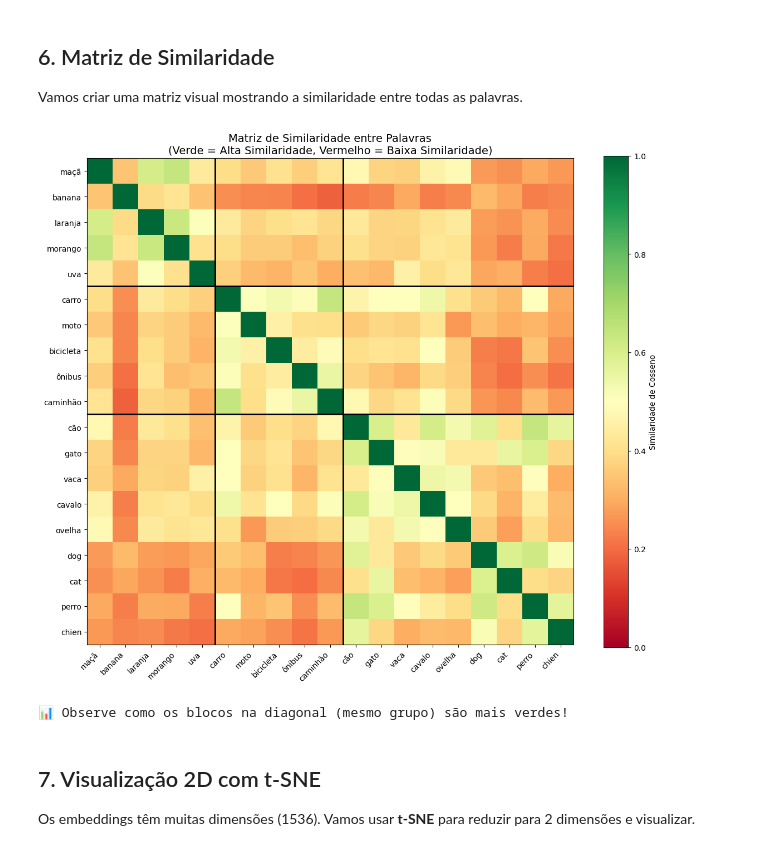
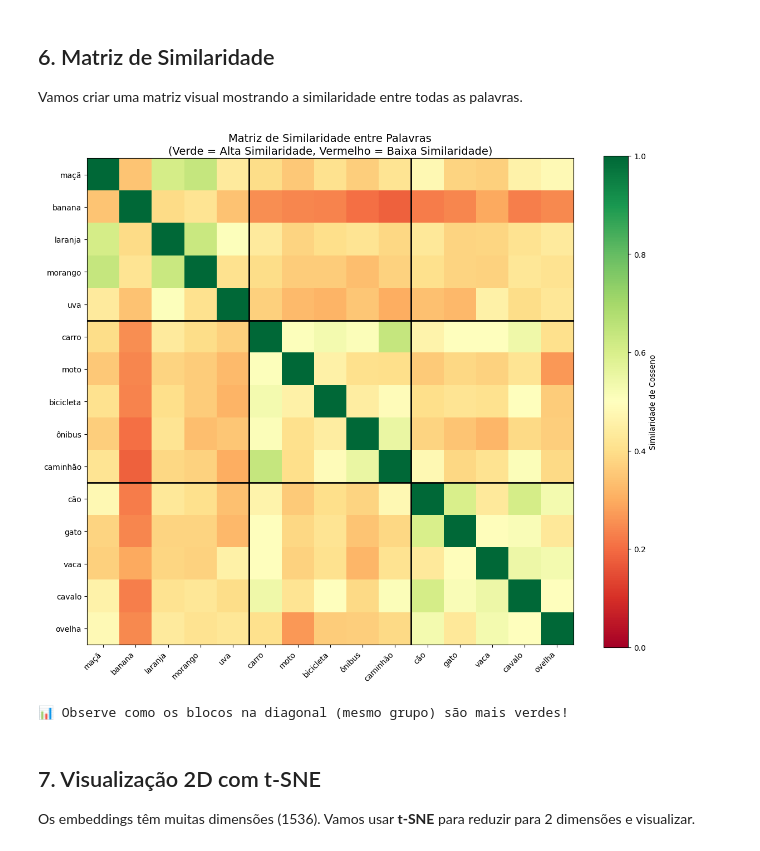
Before and after one commit to ipeadata-lab/mc_ia_para_pesquisa, a Jupyter notebook: 01_introducao_embeddings.ipynb, the cells around one changed output. Drawn from its saved outputs; the diff is of its cells as text; code cells hidden in the pictures.

```diff
--- a/01_introducao_embeddings.ipynb
+++ b/01_introducao_embeddings.ipynb
@@ -80,10 +54,10 @@ grupos = {
         "vaca",
         "cavalo",
         "ovelha",
-        "dog",
-        "cat",
-        "perro",
-        "chien",
+        # "dog",
+        # "cat",
+        # "perro",
+        # "chien",
     ],
 }
 
@@ -112,7 +86,7 @@ print("Gerando embeddings...\n")
 for grupo, palavras in grupos.items():
     print(f"Processando {grupo}...")
     for palavra in palavras:
-        embedding = get_embedding(palavra)
+        embedding = get_embedding(client, palavra)
         embeddings[palavra] = {"embedding": embedding, "grupo": grupo}
         todas_palavras.append(palavra)
         todos_embeddings.append(embedding)
@@ -198,39 +172,12 @@ banana ↔ cão: 0.2262 (22.6%)
 
 Vamos criar uma matriz visual mostrando a similaridade entre todas as palavras.
 # %%
-# Criando matriz de similaridade
-n = len(todas_palavras)
-matriz_similaridade = np.zeros((n, n))
-
-for i, palavra1 in enumerate(todas_palavras):
-    for j, palavra2 in enumerate(todas_palavras):
-        matriz_similaridade[i, j] = cosine_similarity(
-            embeddings[palavra1]["embedding"], embeddings[palavra2]["embedding"]
-        )
-
-# Visualizando a matriz
-plt.figure(figsize=(12, 10))
-plt.imshow(matriz_similaridade, cmap="RdYlGn", vmin=0, vmax=1)
-plt.colorbar(label="Similaridade de Cosseno")
-plt.xticks(range(n), todas_palavras, rotation=45, ha="right")
-plt.yticks(range(n), todas_palavras)
-plt.title(
-    "Matriz de Similaridade entre Palavras\n(Verde = Alta Similaridade, Vermelho = Baixa Similaridade)",
-    fontsize=14,
-)
-
-# Adicionando linhas para separar os grupos
-plt.axhline(y=4.5, color="black", linewidth=2)
-plt.axhline(y=9.5, color="black", linewidth=2)
-plt.axvline(x=4.5, color="black", linewidth=2)
-plt.axvline(x=9.5, color="black", linewidth=2)
-
-plt.tight_layout()
-plt.show()
+# Chamando a função plot_similarity_matrix (importada de embedding_utils.py)
+matriz = plot_similarity_matrix(todas_palavras, embeddings, group_separators=[4.5, 9.5])
 
 print("\n📊 Observe como os blocos na diagonal (mesmo grupo) são mais verdes!")
 # %% [output]
-[figure, old version]
+[figure, new version]
 📊 Observe como os blocos na diagonal (mesmo grupo) são mais verdes!
 # %% [markdown]
 ## 7. Visualização 2D com t-SNE
```
Also changed, not shown: parts of 24 cells of this notebook, 14 other files.
